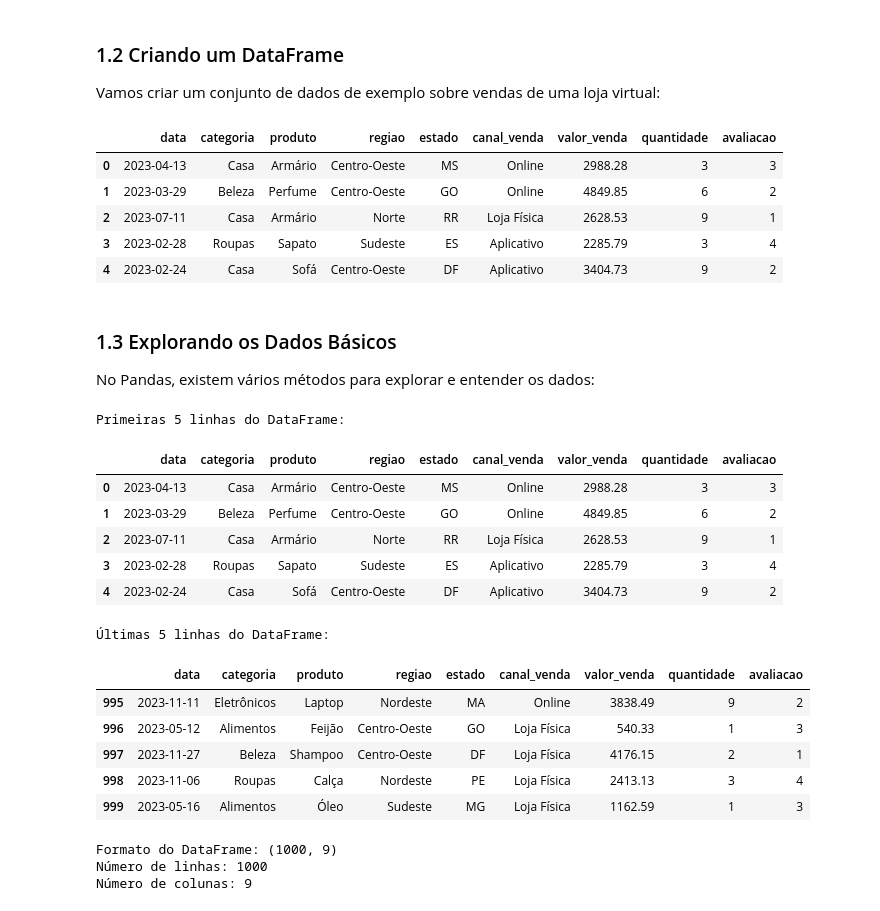
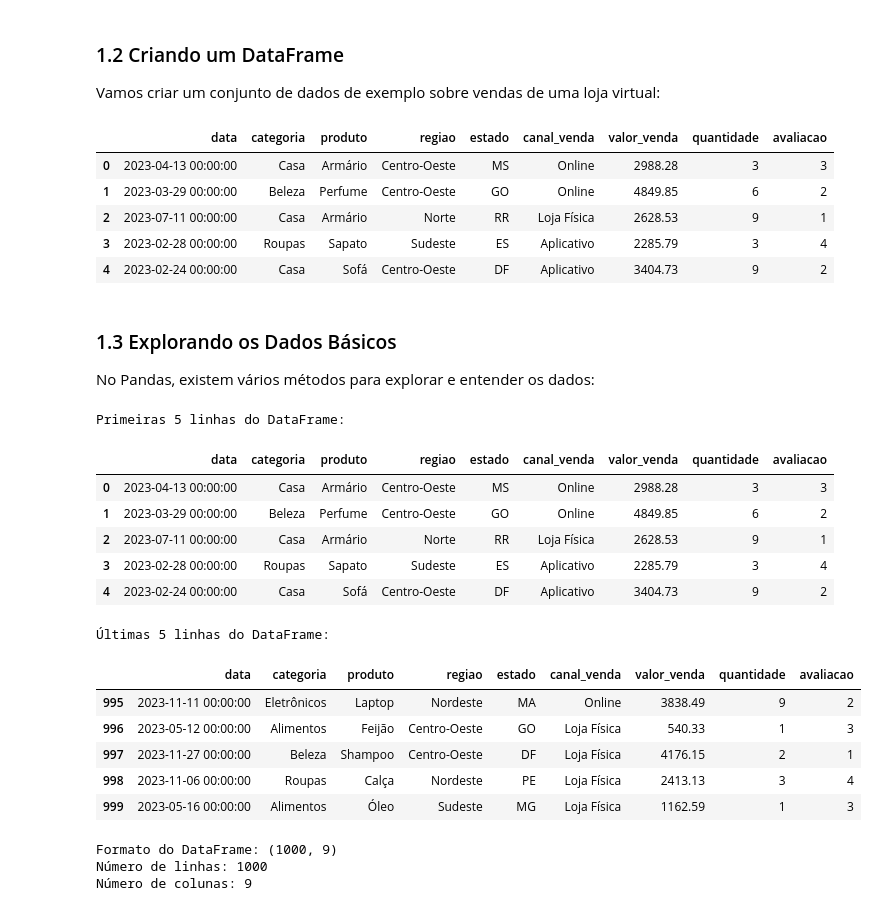
Before and after one commit to rafaelhonorato03/lads_2_etapa, a Jupyter notebook: 2_etapa.ipynb, the cells around one changed output. Cells and saved outputs as stored; diff of their text form; code cells hidden in the pictures.

```diff
--- a/2_etapa.ipynb
+++ b/2_etapa.ipynb
@@ -74,38 +74,39 @@ for _ in range(n_registros):
     produto = np.random.choice(produtos[categoria])
     regiao = np.random.choice(regioes)
     estado = np.random.choice(estados[regiao])
     canal = np.random.choice(canais)
     valor = round(np.random.uniform(10, 5000), 2)  # Valor entre R$10 e R$5000
     quantidade = np.random.randint(1, 10)  # Entre 1 e 9 itens
     avaliacao = np.random.randint(1, 6)  # Avaliação de 1 a 5 estrelas
 
     data_vendas.append({
         'data': data,
         'categoria': categoria,
         'produto': produto,
         'regiao': regiao,
         'estado': estado,
         'canal_venda': canal,
         'valor_venda': valor,
         'quantidade': quantidade,
         'avaliacao': avaliacao
     })
 
 # Criando o DataFrame
 df_vendas = pd.DataFrame(data_vendas)
+df_vendas['data'] = df_vendas['data'].astype('object')
 
 # Salvando como CSV para uso futuro
 df_vendas.to_csv('dados_vendas.csv', index=False)
 
 # Visualizando as primeiras linhas
 df_vendas.head()
 # %% [output]
 |  | data | categoria | produto | regiao | estado | canal_venda | valor_venda | quantidade | avaliacao |
-| 0 | 2023-04-13 | Casa | Armário | Centro-Oeste | MS | Online | 2988.28 | 3 | 3 |
-| 1 | 2023-03-29 | Beleza | Perfume | Centro-Oeste | GO | Online | 4849.85 | 6 | 2 |
-| 2 | 2023-07-11 | Casa | Armário | Norte | RR | Loja Física | 2628.53 | 9 | 1 |
-| 3 | 2023-02-28 | Roupas | Sapato | Sudeste | ES | Aplicativo | 2285.79 | 3 | 4 |
-| 4 | 2023-02-24 | Casa | Sofá | Centro-Oeste | DF | Aplicativo | 3404.73 | 9 | 2 |
+| 0 | 2023-04-13 00:00:00 | Casa | Armário | Centro-Oeste | MS | Online | 2988.28 | 3 | 3 |
+| 1 | 2023-03-29 00:00:00 | Beleza | Perfume | Centro-Oeste | GO | Online | 4849.85 | 6 | 2 |
+| 2 | 2023-07-11 00:00:00 | Casa | Armário | Norte | RR | Loja Física | 2628.53 | 9 | 1 |
+| 3 | 2023-02-28 00:00:00 | Roupas | Sapato | Sudeste | ES | Aplicativo | 2285.79 | 3 | 4 |
+| 4 | 2023-02-24 00:00:00 | Casa | Sofá | Centro-Oeste | DF | Aplicativo | 3404.73 | 9 | 2 |
 # %% [markdown]
 ### 1.3 Explorando os Dados Básicos
 
@@ -117,11 +118,11 @@ df_vendas.head()
 # %% [output]
 Primeiras 5 linhas do DataFrame:
 |  | data | categoria | produto | regiao | estado | canal_venda | valor_venda | quantidade | avaliacao |
-| 0 | 2023-04-13 | Casa | Armário | Centro-Oeste | MS | Online | 2988.28 | 3 | 3 |
-| 1 | 2023-03-29 | Beleza | Perfume | Centro-Oeste | GO | Online | 4849.85 | 6 | 2 |
-| 2 | 2023-07-11 | Casa | Armário | Norte | RR | Loja Física | 2628.53 | 9 | 1 |
-| 3 | 2023-02-28 | Roupas | Sapato | Sudeste | ES | Aplicativo | 2285.79 | 3 | 4 |
-| 4 | 2023-02-24 | Casa | Sofá | Centro-Oeste | DF | Aplicativo | 3404.73 | 9 | 2 |
+| 0 | 2023-04-13 00:00:00 | Casa | Armário | Centro-Oeste | MS | Online | 2988.28 | 3 | 3 |
+| 1 | 2023-03-29 00:00:00 | Beleza | Perfume | Centro-Oeste | GO | Online | 4849.85 | 6 | 2 |
+| 2 | 2023-07-11 00:00:00 | Casa | Armário | Norte | RR | Loja Física | 2628.53 | 9 | 1 |
+| 3 | 2023-02-28 00:00:00 | Roupas | Sapato | Sudeste | ES | Aplicativo | 2285.79 | 3 | 4 |
+| 4 | 2023-02-24 00:00:00 | Casa | Sofá | Centro-Oeste | DF | Aplicativo | 3404.73 | 9 | 2 |
 # %%
 # Visualizando as últimas linhas com tail()
 print("Últimas 5 linhas do DataFrame:")
@@ -129,11 +130,11 @@ df_vendas.tail()
 # %% [output]
 Últimas 5 linhas do DataFrame:
 |  | data | categoria | produto | regiao | estado | canal_venda | valor_venda | quantidade | avaliacao |
-| 995 | 2023-11-11 | Eletrônicos | Laptop | Nordeste | MA | Online | 3838.49 | 9 | 2 |
-| 996 | 2023-05-12 | Alimentos | Feijão | Centro-Oeste | GO | Loja Física | 540.33 | 1 | 3 |
-| 997 | 2023-11-27 | Beleza | Shampoo | Centro-Oeste | DF | Loja Física | 4176.15 | 2 | 1 |
-| 998 | 2023-11-06 | Roupas | Calça | Nordeste | PE | Loja Física | 2413.13 | 3 | 4 |
-| 999 | 2023-05-16 | Alimentos | Óleo | Sudeste | MG | Loja Física | 1162.59 | 1 | 3 |
+| 995 | 2023-11-11 00:00:00 | Eletrônicos | Laptop | Nordeste | MA | Online | 3838.49 | 9 | 2 |
+| 996 | 2023-05-12 00:00:00 | Alimentos | Feijão | Centro-Oeste | GO | Loja Física | 540.33 | 1 | 3 |
+| 997 | 2023-11-27 00:00:00 | Beleza | Shampoo | Centro-Oeste | DF | Loja Física | 4176.15 | 2 | 1 |
+| 998 | 2023-11-06 00:00:00 | Roupas | Calça | Nordeste | PE | Loja Física | 2413.13 | 3 | 4 |
+| 999 | 2023-05-16 00:00:00 | Alimentos | Óleo | Sudeste | MG | Loja Física | 1162.59 | 1 | 3 |
 # %%
 # Verificando o formato do DataFrame (linhas, colunas) com shape
 print(f"Formato do DataFrame: {df_vendas.shape}")
```
Also changed, not shown: parts of 29 cells of this notebook, 1 other file.
